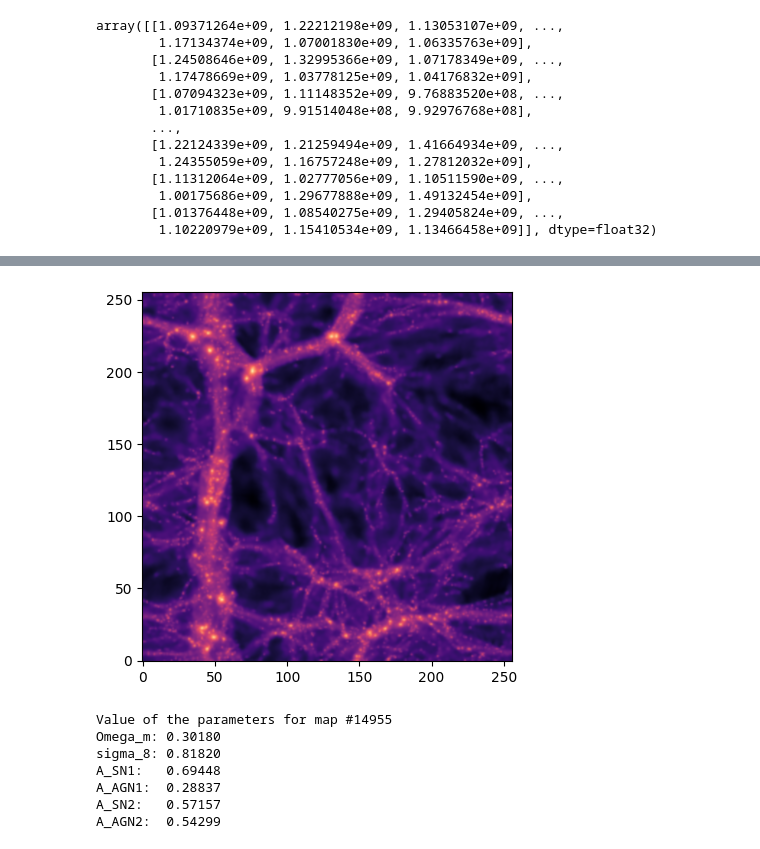
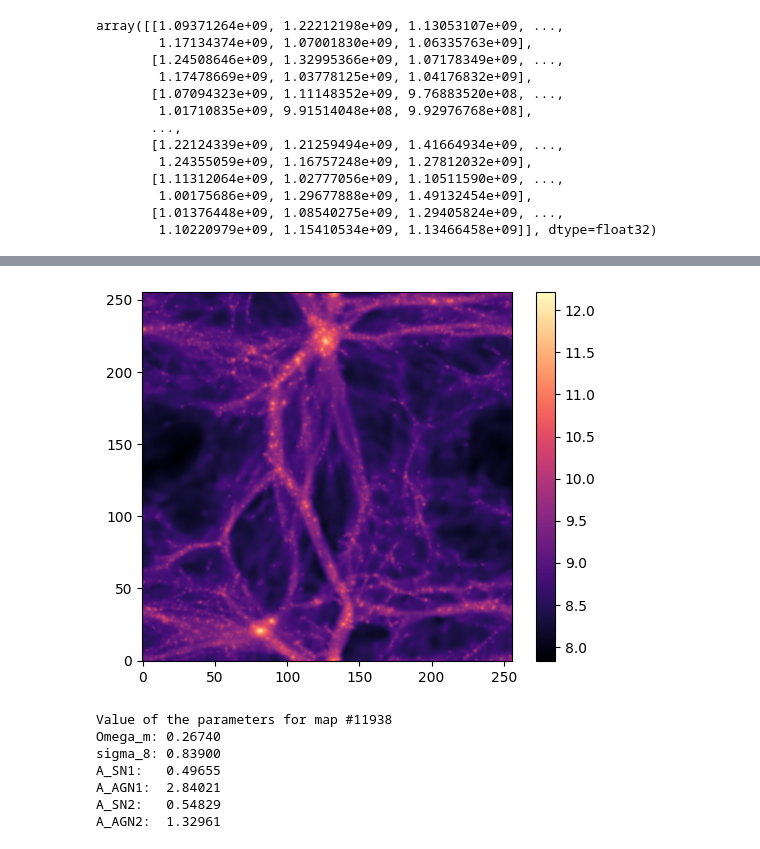
Before and after one commit to amf599-cyber/CMD_LAB7-8, a Jupyter notebook: LAB7.ipynb, the cells around one changed output, grey strips where cells are left out. Drawn from its saved outputs; the diff is of its cells as text; code cells hidden in the pictures.

```diff
--- a/LAB7.ipynb
+++ b/LAB7.ipynb
@@ -110,28 +112,29 @@ A_AGN2:  0.76154
 # %%
 # randomizer for previewing
 import random
 map_number_rand = random.randint(0,14999)
 params_map_rand = params[map_number_rand//15]
 
 plt.imshow(np.log10(maps[map_number_rand]),cmap=plt.get_cmap('magma'), origin='lower', interpolation='bicubic')
+plt.colorbar()
 plt.show()
 
 print('Value of the parameters for map #%d' % map_number_rand)
 print('Omega_m: %.5f'%params_map_rand[0])
 print('sigma_8: %.5f'%params_map_rand[1])
 print('A_SN1:   %.5f'%params_map_rand[2])
 print('A_AGN1:  %.5f'%params_map_rand[3])
 print('A_SN2:   %.5f'%params_map_rand[4])
 print('A_AGN2:  %.5f'%params_map_rand[5])
 # %% [output]
-[figure, old version]
+[figure, new version]
-Value of the parameters for map #14955
-Omega_m: 0.30180
-sigma_8: 0.81820
-A_SN1:   0.69448
-A_AGN1:  0.28837
-A_SN2:   0.57157
-A_AGN2:  0.54299
+Value of the parameters for map #11938
+Omega_m: 0.26740
+sigma_8: 0.83900
+A_SN1:   0.49655
+A_AGN1:  2.84021
+A_SN2:   0.54829
+A_AGN2:  1.32961
 # %%
 # Testing to see properties of consecutive sets of 15 maps
 # Create a figure and a set of subplots for 15 maps (3 rows, 5 columns)
```
Also changed, not shown: parts of 3 cells of this notebook.
